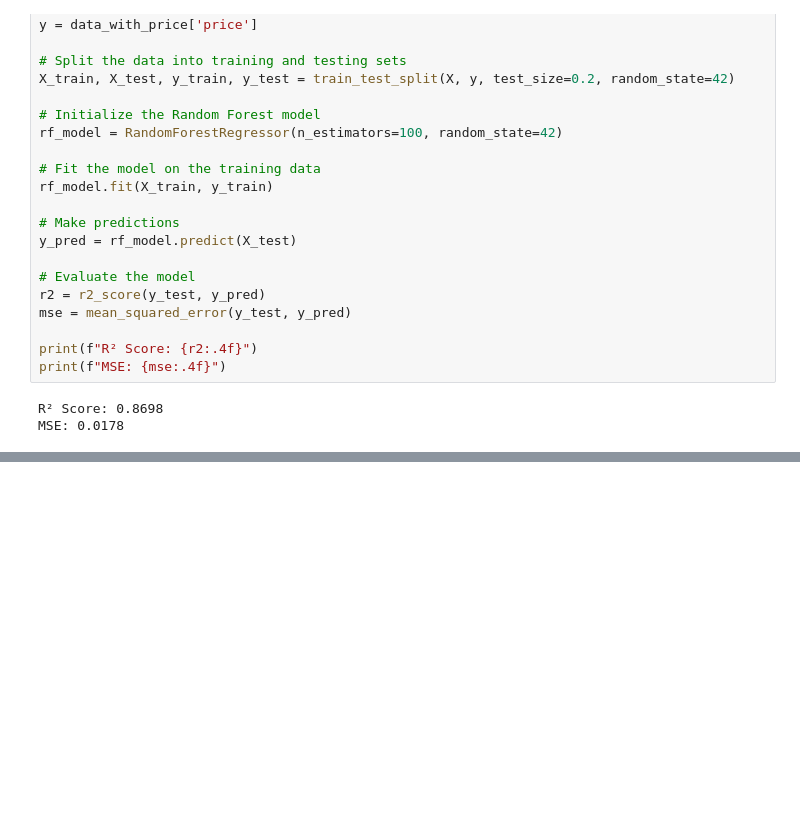
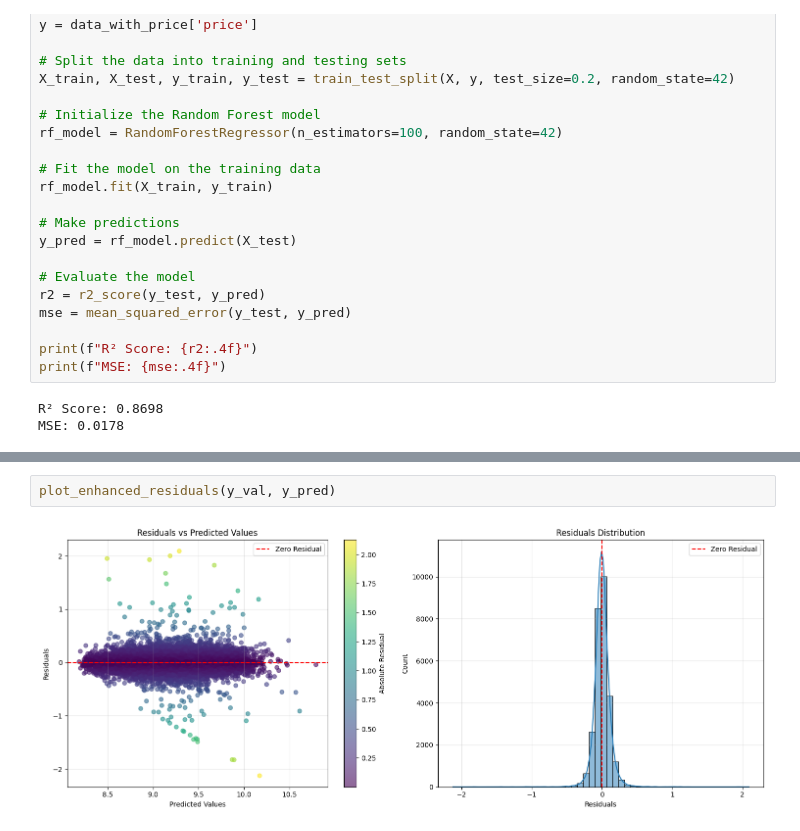
Before and after one commit to mostafamhmdi/bachelor-final-project, a Jupyter notebook: Codes/make-sales-model.ipynb, the cells around one changed output, grey strips where cells are left out. Cells and saved outputs as stored; diff of their text form; blank space fills up the shorter version.

```diff
--- a/Codes/make-sales-model.ipynb
+++ b/Codes/make-sales-model.ipynb
@@ -703,0 +817,4 @@ df.to_csv('fill_price.csv',index=False,encoding='utf-8-sig')
+# %%
+plot_enhanced_residuals(y_val, y_pred)
+# %% [output]
+[figure, added]
```
Also changed, not shown: parts of 18 cells of this notebook.
